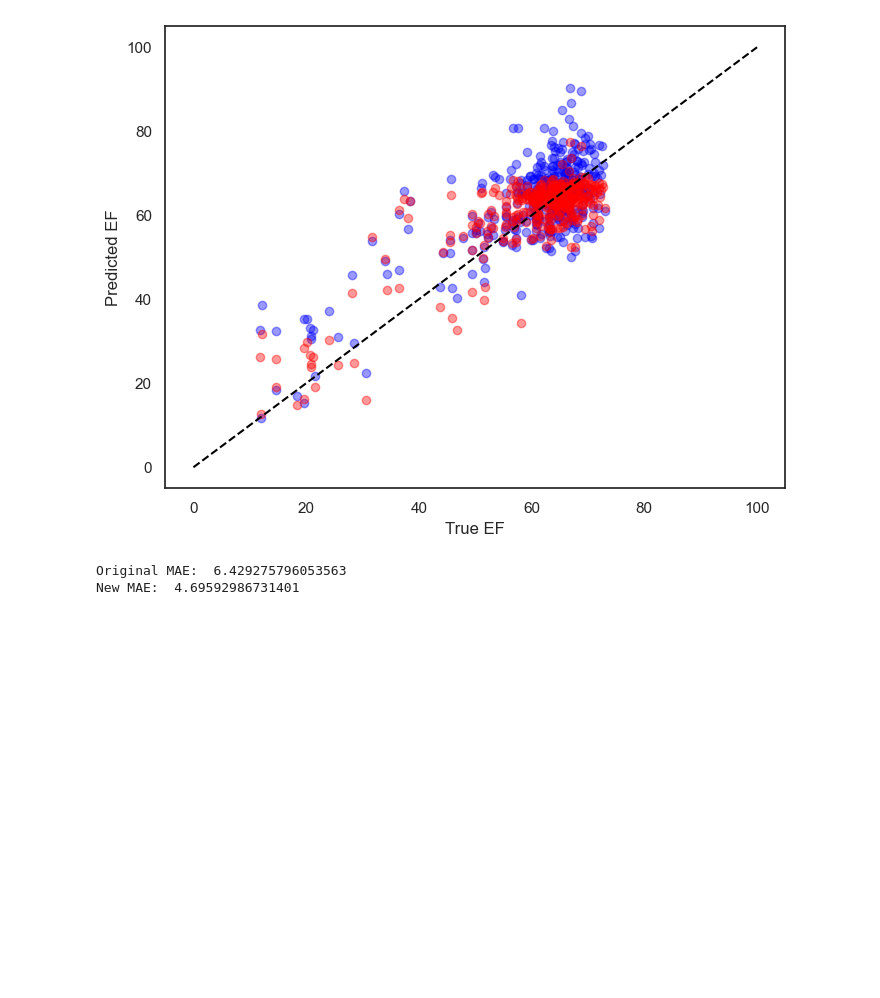
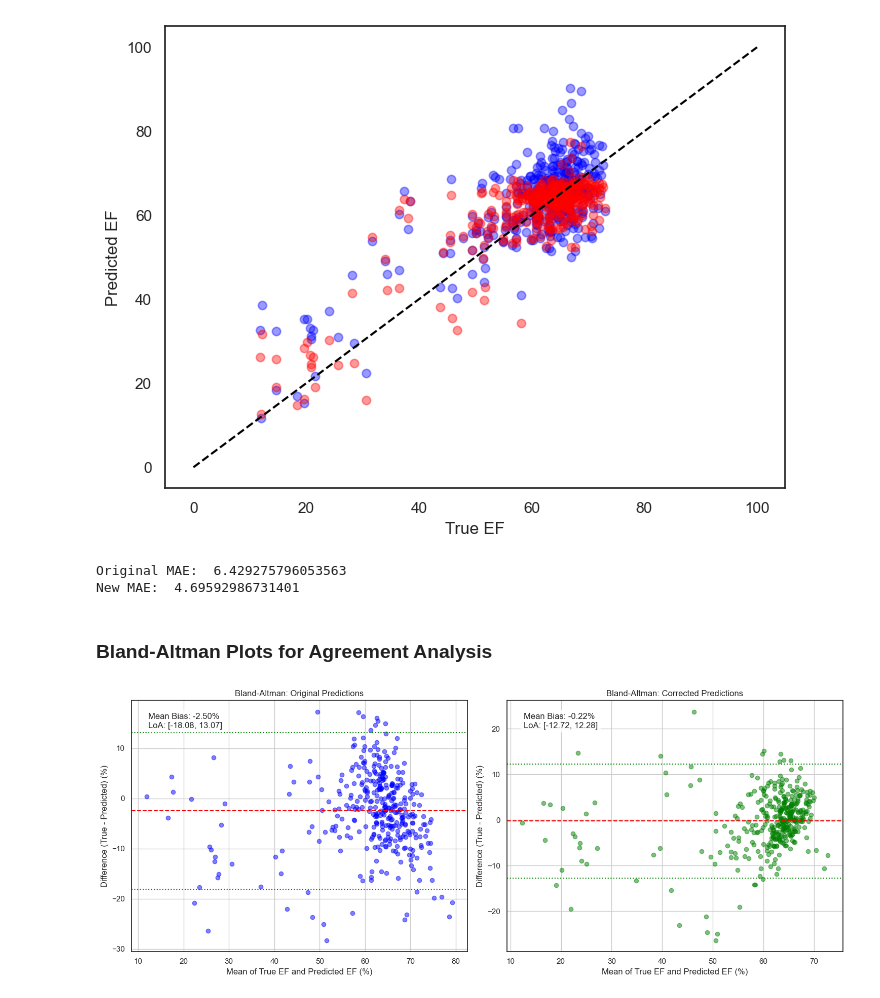
Before and after one commit to serize02/echonet-dl, a Jupyter notebook: notebooks/error_analysis.ipynb, the cells around one changed output. Drawn from its saved outputs; the diff is of its cells as text; code cells hidden in the pictures; blank space fills up the shorter version.

```diff
--- a/notebooks/error_analysis.ipynb
+++ b/notebooks/error_analysis.ipynb
@@ -214,3 +214,50 @@ print('New MAE: ', mean_absolute_error(true_values, predictions + y_pred))
 # %% [output]
 Original MAE:  6.429275796053563
 New MAE:  4.69592986731401
+# %%
+test = data[data['split'] == 'TEST'].copy()
+test.loc[:, 'corrected_ef'] = test['predicted_ef'] + y_pred
+# %%
+diff_original = test['true_ef'] - test['predicted_ef']
+mean_original = (test['true_ef'] + test['predicted_ef']) / 2
+
+diff_corrected = test['true_ef'] - test['corrected_ef']
+mean_corrected = (test['true_ef'] + test['corrected_ef']) / 2
+# %% [markdown]
+### Bland-Altman Plots for Agreement Analysis
+# %%
+def bland_altman_plot(mean, diff, title, color='b', ax=None):
+    if ax is None:
+        ax = plt.gca()
+
+    ax.scatter(mean, diff, alpha=0.5, color=color)
+
+    mean_diff = np.mean(diff)
+    std_diff = np.std(diff)
+    loa_upper = mean_diff + 1.96 * std_diff
+    loa_lower = mean_diff - 1.96 * std_diff
+
+    ax.axhline(mean_diff, color='red', linestyle='--')
+    ax.axhline(loa_upper, color='green', linestyle=':')
+    ax.axhline(loa_lower, color='green', linestyle=':')
+
+    ax.set_title(title)
+    ax.set_xlabel('Mean of True EF and Predicted EF (%)')
+    ax.set_ylabel('Difference (True - Predicted) (%)')
+    ax.text(0.05, 0.95,
+            f'Mean Bias: {mean_diff:.2f}%\nLoA: [{loa_lower:.2f}, {loa_upper:.2f}]',
+            transform=ax.transAxes, verticalalignment='top',
+            bbox=dict(boxstyle='round', facecolor='white', alpha=0.8))
+    ax.grid(True)
+
+fig, (ax1, ax2) = plt.subplots(1, 2, figsize=(15, 6))
+
+bland_altman_plot(mean_original, diff_original,  "Bland-Altman: Original Predictions", 'blue', ax1)
+
+bland_altman_plot(mean_corrected, diff_corrected, "Bland-Altman: Corrected Predictions", 'green', ax2)
+
+plt.tight_layout()
+plt.savefig('bland_altman_comparison.png', dpi=300)
+plt.show()
+# %% [output]
+[figure, added]
```
Also changed, not shown: parts of 11 cells of this notebook.
